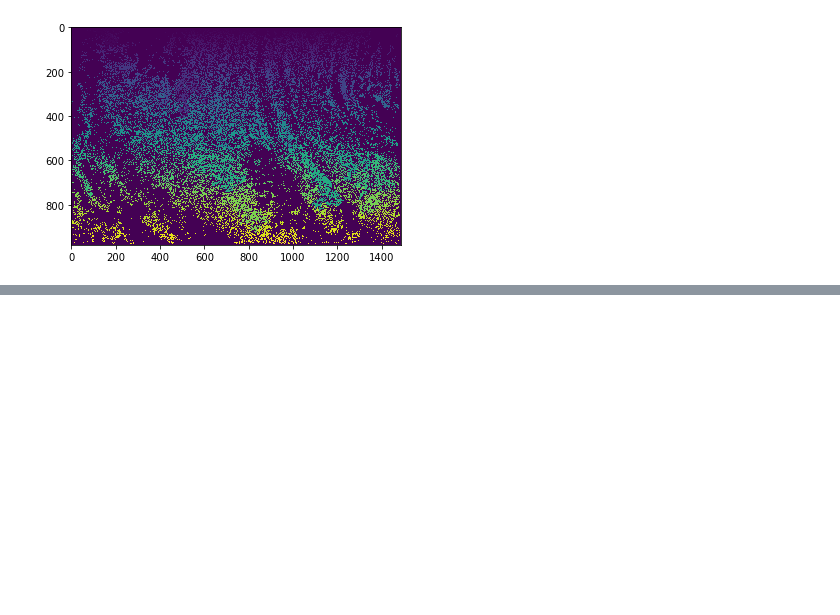
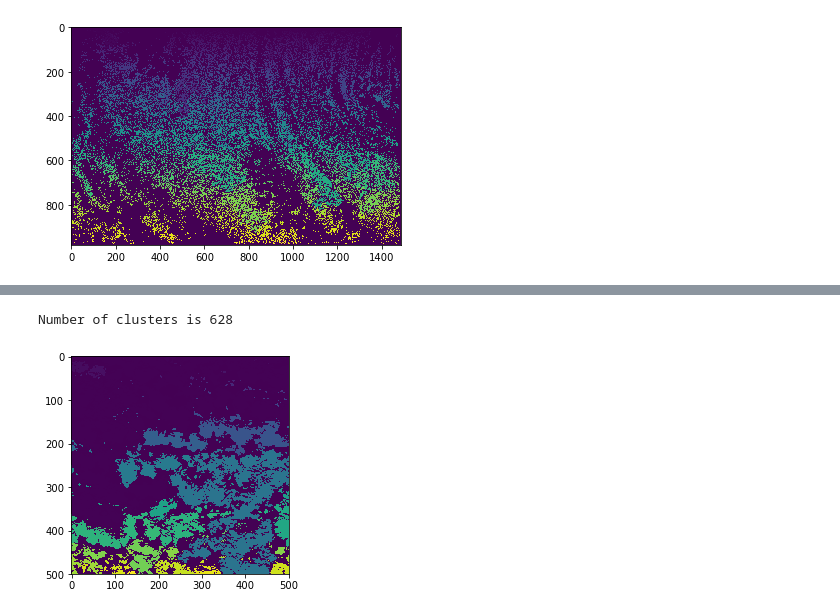
Before and after one commit to tgschmidt05/EOSC410Final, a Jupyter notebook: Edge Detected single image.ipynb, the cells around one changed output, grey strips where cells are left out. Drawn from its saved outputs; the diff is of its cells as text; code cells hidden in the pictures; blank space fills up the shorter version.

```diff
--- a/Edge Detected single image.ipynb
+++ b/Edge Detected single image.ipynb
@@ -234,0 +248,8 @@ Number of clusters is 33747
+# %%
+mask = gray > gray.mean()   # mask those pixels whose intensity is above mean
+label_im, nb_labels = ndi.label(mask)   # connected components form clusters
+print(f"Number of clusters is {nb_labels}")
+plt.imshow(label_im);
+# %% [output]
+Number of clusters is 628
+[figure, added]
```
Also changed, not shown: parts of 6 cells of this notebook, 1 other file.
